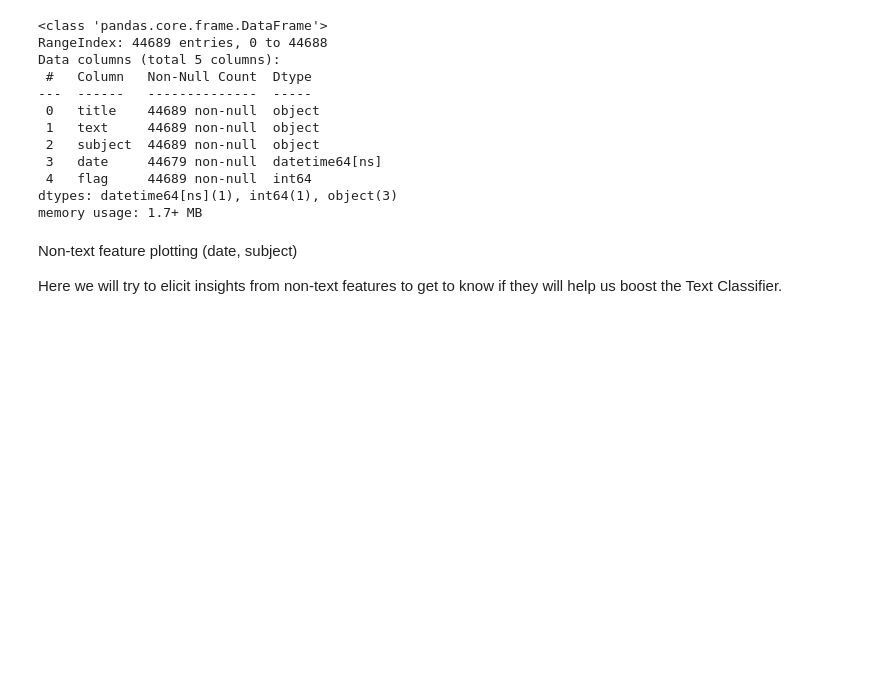
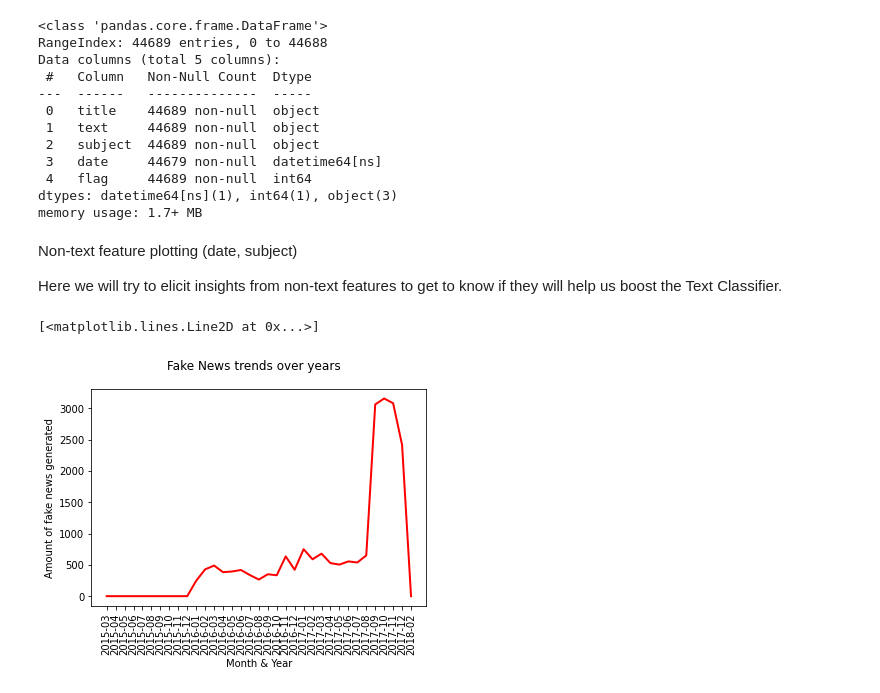
Before and after one commit to VivanVatsa/fake-filter_machinelearning_project, a Jupyter notebook: fake_news.ipynb, the cells around one changed output. Drawn from its saved outputs; the diff is of its cells as text; code cells hidden in the pictures; blank space fills up the shorter version.

```diff
--- a/fake_news.ipynb
+++ b/fake_news.ipynb
@@ -165,3 +180,20 @@ df['month'] = df['month'].astype(str)
 Non-text feature plotting (date, subject)
 
 Here we will try to elicit insights from non-text features to get to know if they will help us boost the Text Classifier.
+# %%
+sub = df[['month', 'flag']]
+sub = sub.dropna()
+sub = sub.groupby(['month'])['flag'].sum()
+# %%
+sub = sub.drop('NaT')
+# %%
+import matplotlib.pyplot as plt
+
+plt.suptitle('Fake News trends over years')
+plt.xticks(rotation = 90)
+plt.ylabel('Amount of fake news generated')
+plt.xlabel('Month & Year')
+plt.plot(sub.index, sub.values, linewidth=2, color='red')
+# %% [output]
+[<matplotlib.lines.Line2D at 0x...>]
+[figure, added]
```
Also changed, not shown: parts of 2 cells of this notebook.
